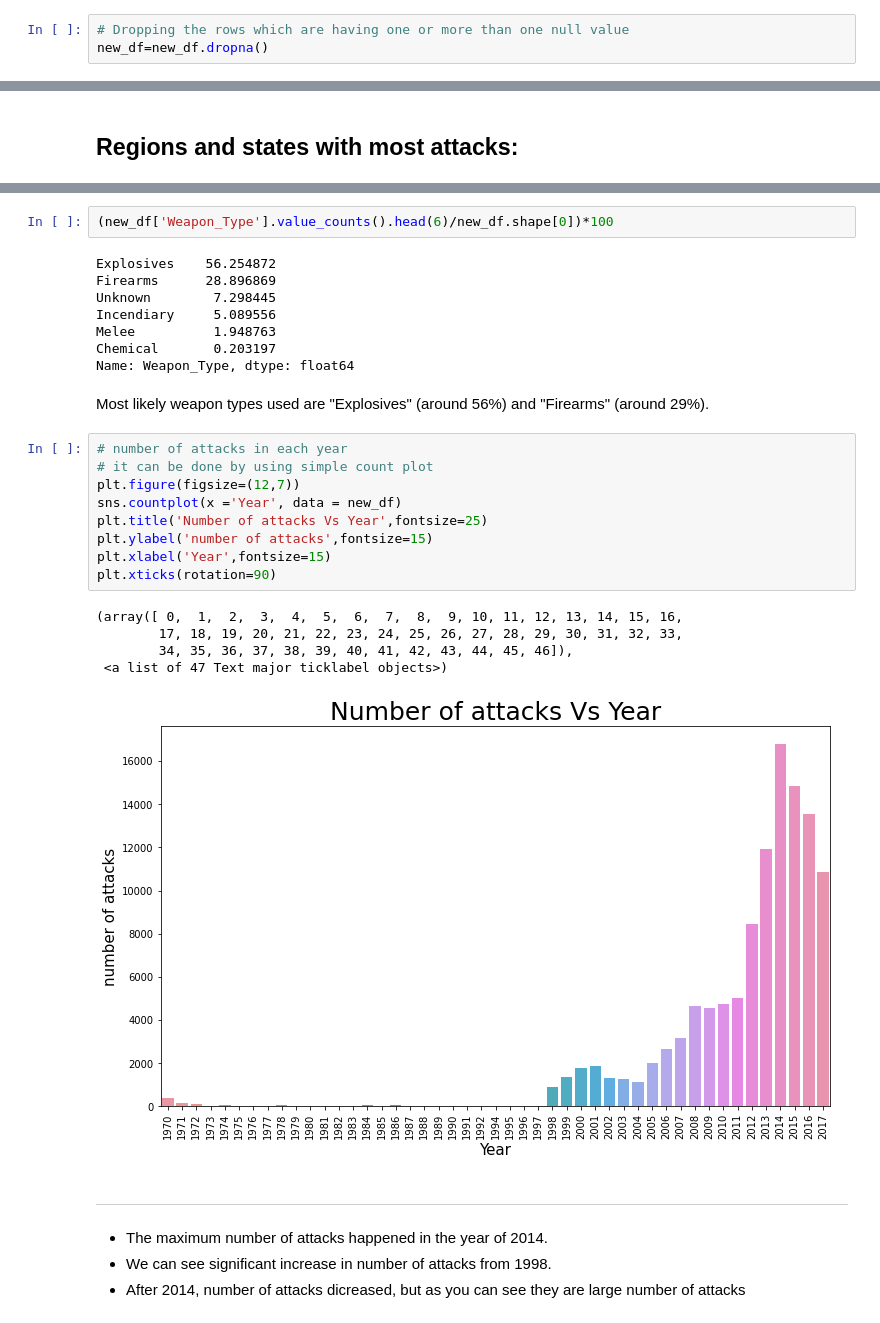
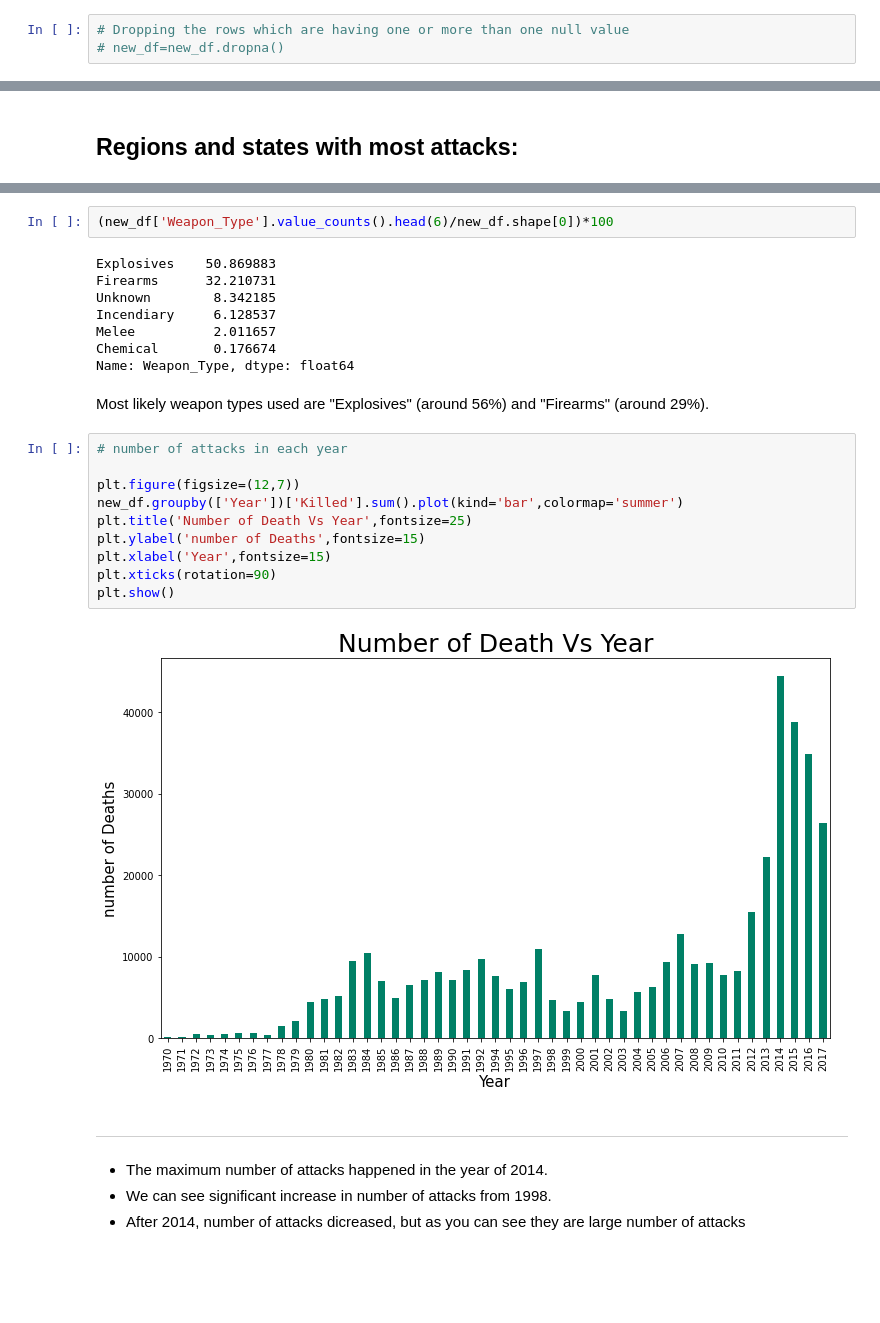
Before and after one commit to Kondasagar/Global-Terrorism-Analysis, a Jupyter notebook: Global_Terrorism_Analysis_Capstone_Project.ipynb, the cells around one changed output, grey strips where cells are left out. Cells and saved outputs as stored; diff of their text form; blank space fills up the shorter version.

```diff
--- a/Global_Terrorism_Analysis_Capstone_Project.ipynb
+++ b/Global_Terrorism_Analysis_Capstone_Project.ipynb
@@ -317,4 +305,4 @@ new_df["Killed"]=new_df["Killed"].fillna(0).astype(int)
 new_df["Wounded"]=new_df["Wounded"].fillna(0).astype(int)
 # %%
 # Dropping the rows which are having one or more than one null value
-new_df=new_df.dropna()
+# new_df=new_df.dropna()
@@ -522,31 +528,28 @@ Text(0, 0.5, 'Number of times attacked')
 # %%
 (new_df['Weapon_Type'].value_counts().head(6)/new_df.shape[0])*100
 # %% [output]
-Explosives    56.254872
-Firearms      28.896869
-Unknown        7.298445
-Incendiary     5.089556
-Melee          1.948763
-Chemical       0.203197
+Explosives    50.869883
+Firearms      32.210731
+Unknown        8.342185
+Incendiary     6.128537
+Melee          2.011657
+Chemical       0.176674
 Name: Weapon_Type, dtype: float64
 # %% [markdown]
 Most likely weapon types used are "Explosives" (around 56%) and "Firearms"
  (around 29%).
 # %%
 # number of attacks in each year
-# it can be done by using simple count plot
+
 plt.figure(figsize=(12,7))
-sns.countplot(x ='Year', data = new_df)
-plt.title('Number of attacks Vs Year',fontsize=25)
-plt.ylabel('number of attacks',fontsize=15)
+new_df.groupby(['Year'])['Killed'].sum().plot(kind='bar',colormap='summer')
+plt.title('Number of Death Vs Year',fontsize=25)
+plt.ylabel('number of Deaths',fontsize=15)
 plt.xlabel('Year',fontsize=15)
 plt.xticks(rotation=90)
+plt.show()
 # %% [output]
-(array([ 0,  1,  2,  3,  4,  5,  6,  7,  8,  9, 10, 11, 12, 13, 14, 15, 16,
-        17, 18, 19, 20, 21, 22, 23, 24, 25, 26, 27, 28, 29, 30, 31, 32, 33,
-        34, 35, 36, 37, 38, 39, 40, 41, 42, 43, 44, 45, 46]),
- <a list of 47 Text major ticklabel objects>)
-[figure, old version]
+[figure, new version]
 # %% [markdown]
 ***
 * The maximum number of attacks happened in the year of 2014.
```
Also changed, not shown: parts of 41 cells of this notebook.
